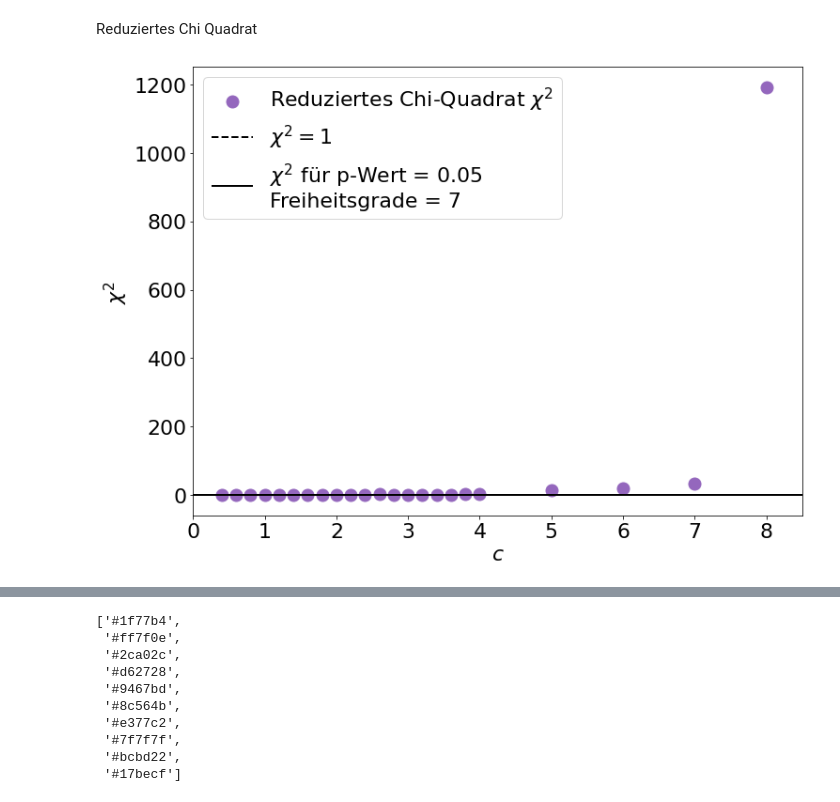
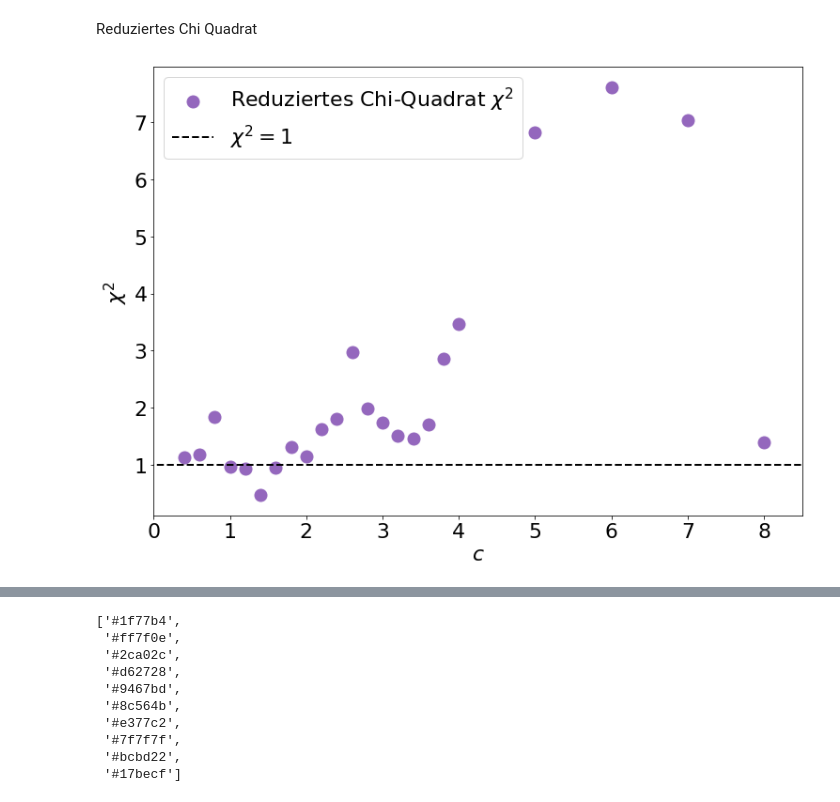
Before and after one commit to T1mors/FPR, a Jupyter notebook: 4 Phasenübergänge/Auswertung.ipynb, the cells around one changed output, grey strips where cells are left out. Drawn from its saved outputs; the diff is of its cells as text; code cells hidden in the pictures.

```diff
--- a/4 Phasenübergänge/Auswertung.ipynb
+++ b/4 Phasenübergänge/Auswertung.ipynb
@@ -585,6 +539,16 @@ Finer c for Peaks
 # %%
-path = normpath(paths.Modul4+'Aufg5/Aufg6/Aufg10/plot_xc_gnu_CP.dat')
+path = normpath(paths.Modul4+'Aufg5/Aufg6/Aufg10/Gnuplots/plot_xc_gnu_CP.dat')
 data_mod4 = pd.read_csv(path, sep=" ", comment='#', names=get_header(path))
+
+path = normpath(paths.Modul4+'Aufg5/Aufg6/Aufg10/OhneN10/plot_xc_gnu_CP.dat')
+data_mod4_c56 = pd.read_csv(path, sep=" ", comment='#', names=get_header(path))
+data_mod4 = data_mod4[:-4].append(data_mod4_c56[-4:-2])
+
+path = normpath(paths.Modul4+'Aufg5/Aufg6/Aufg10/AndereFitFunktion/Gnuplots/plot_xc_gnu_CP.dat')
+data_mod4_c_78 = pd.read_csv(path, sep=" ", comment='#', names=get_header(path))
+data_mod4 = data_mod4.append(data_mod4_c_8[-2:])
+
+
 fig, ax = plt.subplots(figsize=(11,8))
 # Module 1
 ax.errorbar(data_mod1['c'], data_mod1['x_c'], data_mod1['x_c_err'], zorder=3, label="Highest-Degree-Heuristik", c="C0", fmt="o", ecolor="C3", elinewidth=4, capsize=6, fillstyle="none", markeredgewidth=2)
@@ -595,7 +559,7 @@ ax.errorbar(data_mod2['c'], data_mod2['x_c'], data_mod2['x_c_err'], zorder=3, la
 ax.plot(data_mod2['c'], data_mod2['x_c'], ls = "--", c="C1", alpha=1, zorder=2)
 
 # Module 3
-ax.errorbar(data_mod3['c'], data_mod3['x_c'], data_mod3['x_c_err'], zorder=3, label="-Knoten-Heuristik", c="C2", fmt="o", ecolor="C3", elinewidth=4, capsize=6, fillstyle="none", markeredgewidth=2)
+ax.errorbar(data_mod3['c'], data_mod3['x_c'], data_mod3['x_c_err'], zorder=3, label="0-Knoten-Heuristik", c="C2", fmt="o", ecolor="C3", elinewidth=4, capsize=6, fillstyle="none", markeredgewidth=2)
 ax.plot(data_mod3['c'], data_mod3['x_c'], ls = "--", c="C2", alpha=1, zorder=2)
 
 # Module 4
@@ -614,18 +661,18 @@ Reduziertes Chi Quadrat
 # %%
 fig, ax = plt.subplots(figsize=(11,8))
 ax.scatter(data_mod4['c'][:], data_mod4['chi_square'][:], c='C4', label='Reduziertes Chi-Quadrat $\chi^2$')
 ax.hlines(y=1, xmin=-1, xmax=10, ls='--', color='k', label='$\chi^2 = 1$')
 df=8
 # Get the maximum of chi-squared that would be acceptable
 chi_max = chi2.ppf(0.95, df)
 chi_red_max = chi_max/df
-ax.hlines(y=chi_red_max, xmin=-1, xmax=10, ls='-', color='k', label='$\chi^2$ für p-Wert = 0.05\nFreiheitsgrade = 7')
+# ax.hlines(y=chi_red_max, xmin=-1, xmax=10, ls='-', color='k', label='$\chi^2$ für p-Wert = 0.05\nFreiheitsgrade = 7')
 
 ax.set_xlabel('$c$')
 ax.set_ylabel('$\chi^2$')
 ax.set_xlim(0,8.5)
 ax.legend()
 plt.tight_layout()
 plt.savefig('Abb/Modul4/Mod4_CP_chi_squared_red.png')
 # %% [output]
-[figure, old version]
+[figure, new version]
```
Also changed, not shown: parts of 18 cells of this notebook, 25 other files.
